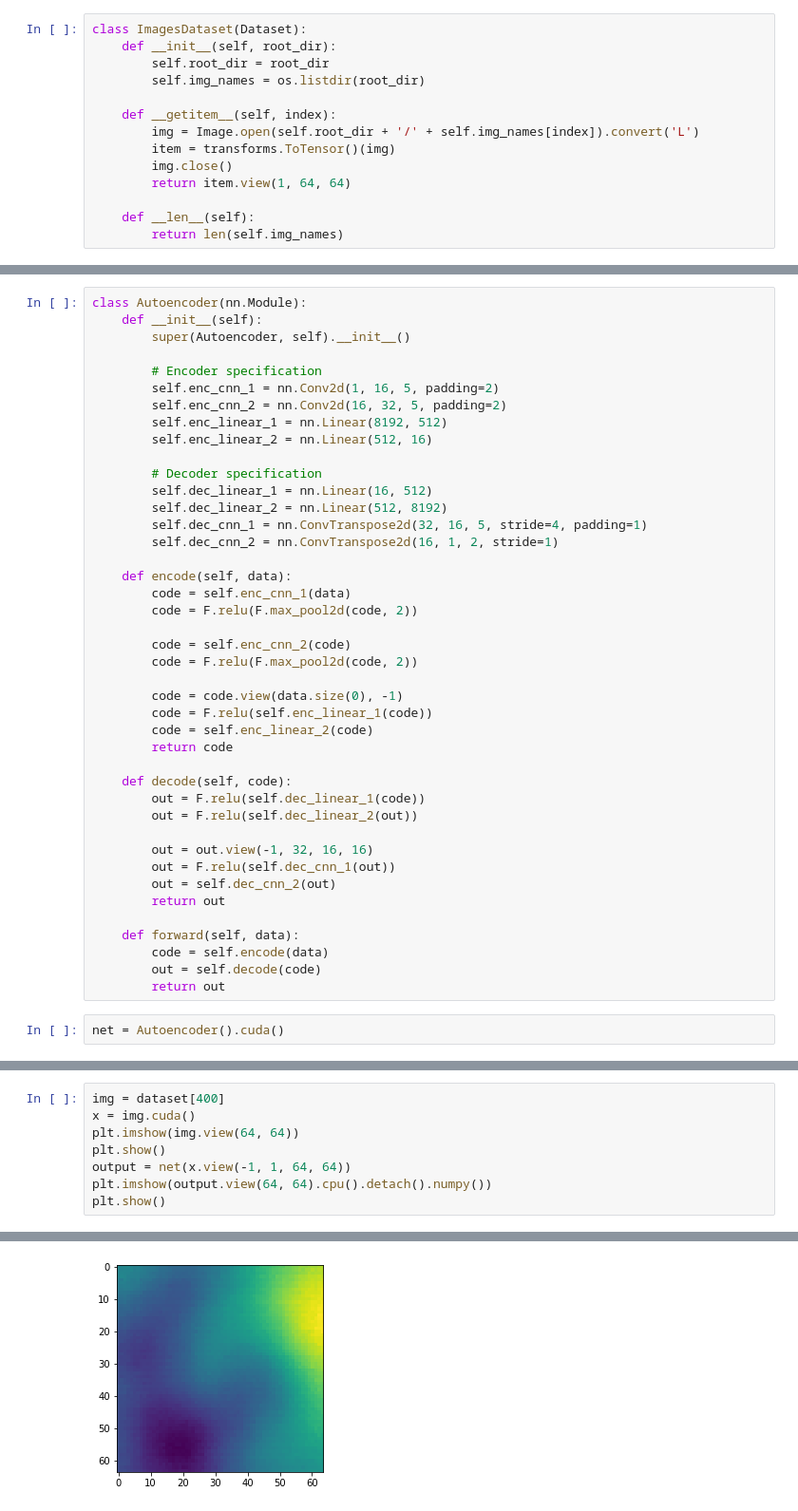
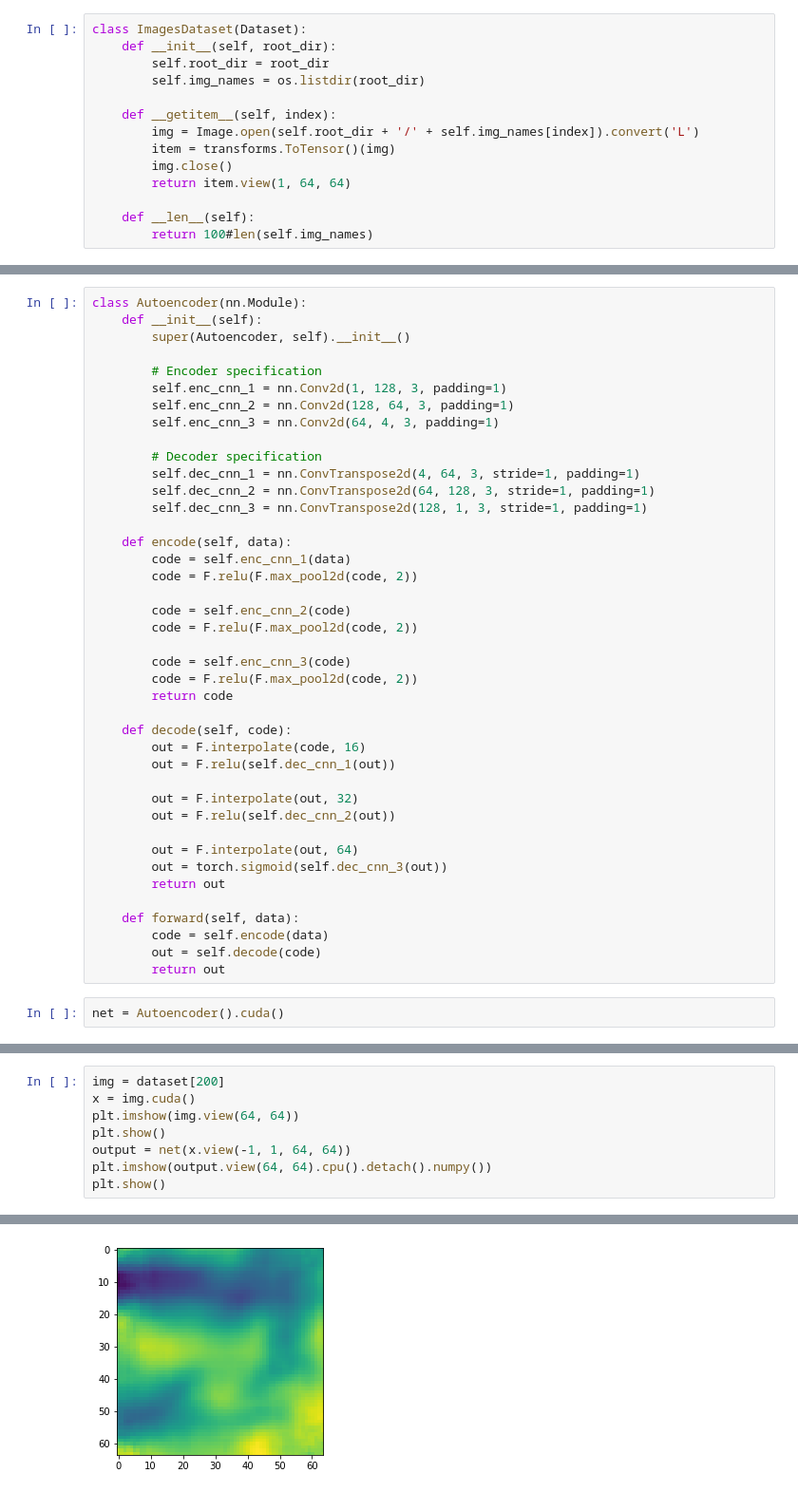
Before and after one commit to nikitakuchur/landscape-generator, a Jupyter notebook: conv_autoencoder.ipynb, the cells around one changed output, grey strips where cells are left out. Shown: that part at 95% size. Saved outputs shown, nothing was run; the diff lists cells and outputs as text.

```diff
--- a/conv_autoencoder.ipynb
+++ b/conv_autoencoder.ipynb
@@ -21,7 +21,7 @@ class ImagesDataset(Dataset):
         return item.view(1, 64, 64)
 
     def __len__(self):
-        return len(self.img_names)
+        return 100#len(self.img_names)
 # %%
 import matplotlib.pyplot as plt
 
@@ -38,16 +38,14 @@ class Autoencoder(nn.Module):
         super(Autoencoder, self).__init__()
 
         # Encoder specification
-        self.enc_cnn_1 = nn.Conv2d(1, 16, 5, padding=2)
-        self.enc_cnn_2 = nn.Conv2d(16, 32, 5, padding=2)
-        self.enc_linear_1 = nn.Linear(8192, 512)
-        self.enc_linear_2 = nn.Linear(512, 16)
+        self.enc_cnn_1 = nn.Conv2d(1, 128, 3, padding=1)
+        self.enc_cnn_2 = nn.Conv2d(128, 64, 3, padding=1)
+        self.enc_cnn_3 = nn.Conv2d(64, 4, 3, padding=1)
 
         # Decoder specification
-        self.dec_linear_1 = nn.Linear(16, 512)
-        self.dec_linear_2 = nn.Linear(512, 8192)
-        self.dec_cnn_1 = nn.ConvTranspose2d(32, 16, 5, stride=4, padding=1)
-        self.dec_cnn_2 = nn.ConvTranspose2d(16, 1, 2, stride=1)
+        self.dec_cnn_1 = nn.ConvTranspose2d(4, 64, 3, stride=1, padding=1)
+        self.dec_cnn_2 = nn.ConvTranspose2d(64, 128, 3, stride=1, padding=1)
+        self.dec_cnn_3 = nn.ConvTranspose2d(128, 1, 3, stride=1, padding=1)
 
     def encode(self, data):
         code = self.enc_cnn_1(data)
@@ -56,18 +54,19 @@ class Autoencoder(nn.Module):
         code = self.enc_cnn_2(code)
         code = F.relu(F.max_pool2d(code, 2))
 
-        code = code.view(data.size(0), -1)
-        code = F.relu(self.enc_linear_1(code))
-        code = self.enc_linear_2(code)
+        code = self.enc_cnn_3(code)
+        code = F.relu(F.max_pool2d(code, 2))
         return code
 
     def decode(self, code):
-        out = F.relu(self.dec_linear_1(code))
-        out = F.relu(self.dec_linear_2(out))
+        out = F.interpolate(code, 16)
+        out = F.relu(self.dec_cnn_1(out))
 
-        out = out.view(-1, 32, 16, 16)
-        out = F.relu(self.dec_cnn_1(out))
-        out = self.dec_cnn_2(out)
+        out = F.interpolate(out, 32)
+        out = F.relu(self.dec_cnn_2(out))
+
+        out = F.interpolate(out, 64)
+        out = torch.sigmoid(self.dec_cnn_3(out))
         return out
 
     def forward(self, data):
@@ -113,5 +119,5 @@ tensor(0.0004, device='cuda:0', grad_fn=<MseLossBackward>)
 # %%
-img = dataset[400]
+img = dataset[200]
 x = img.cuda()
 plt.imshow(img.view(64, 64))
 plt.show()
@@ -123,2 +129,2 @@ plt.show()
-[figure, old version]
+[figure, new version]
 # %%
```
Also changed, not shown: parts of 6 cells of this notebook, 3 other files.
